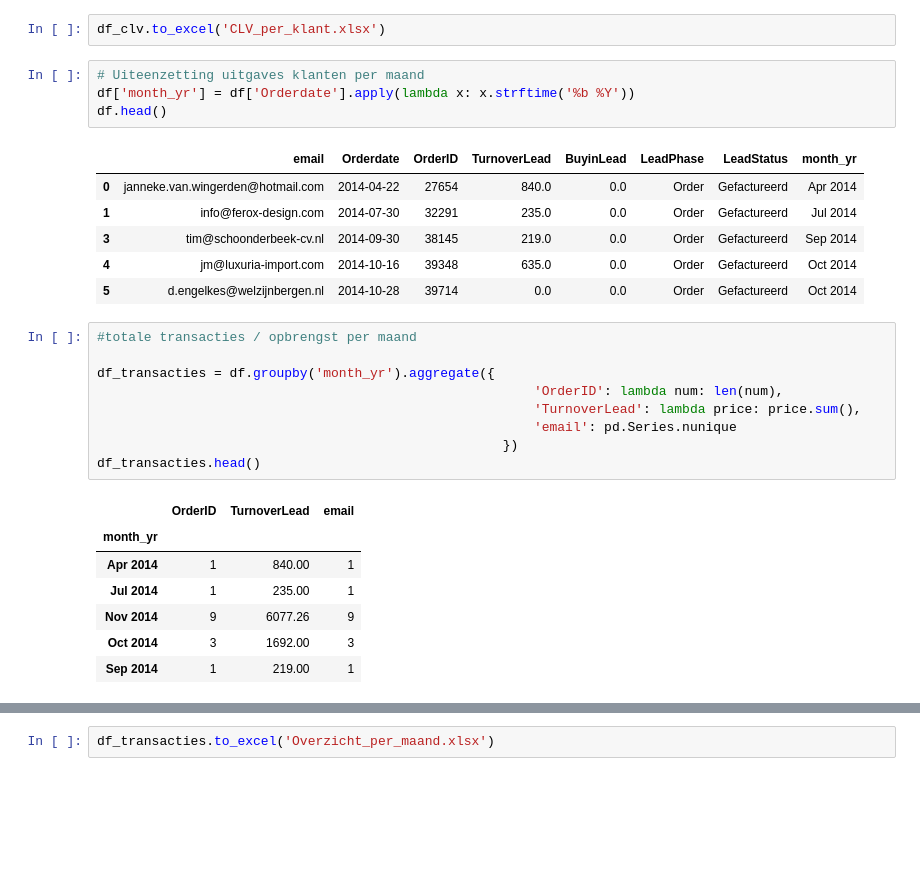
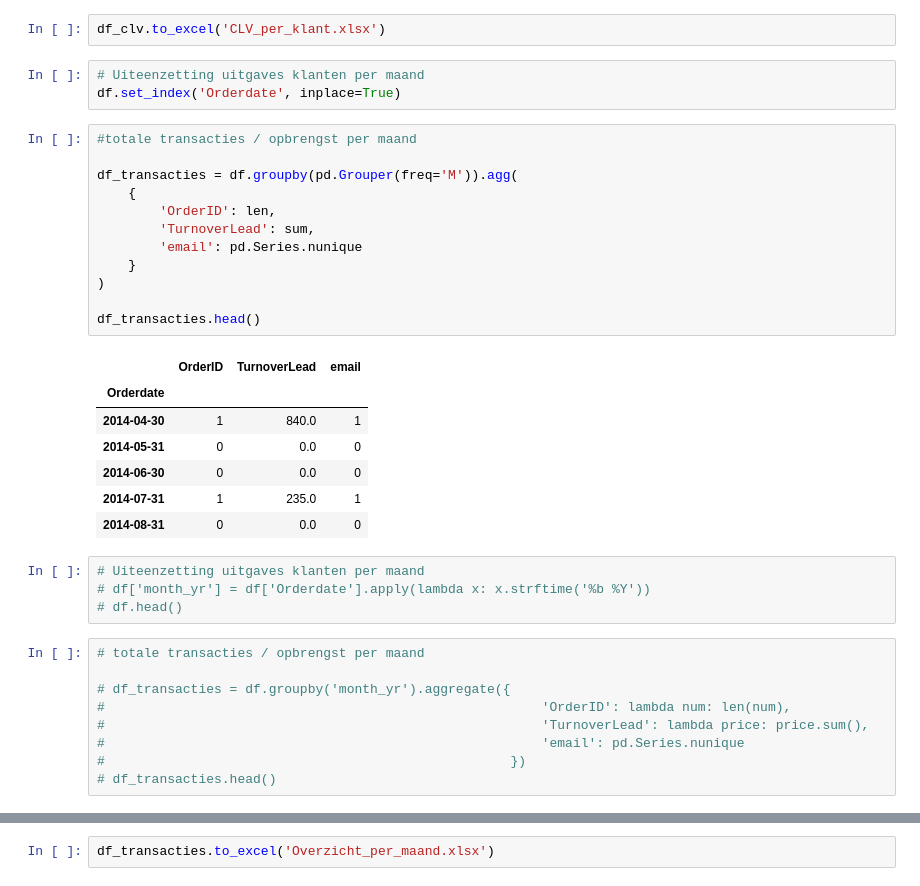
Before and after one commit to iwb-digital-growth-agency/python, a Jupyter notebook: CLV_Maxilia - nieuwe data set.ipynb, the cells around one changed output, grey strips where cells are left out. Saved outputs shown, nothing was run; the diff lists cells and outputs as text; blank space fills up the shorter version.

```diff
--- a/CLV_Maxilia - nieuwe data set.ipynb
+++ b/CLV_Maxilia - nieuwe data set.ipynb
@@ -303,34 +303,42 @@ df_clv.describe()
 | max | 0.0 | 1.0 | 2625.000000 | 2625.000000 | 2625.000000 | ... |
 # %%
 df_clv.to_excel('CLV_per_klant.xlsx')
+# %%
+# Uiteenzetting uitgaves klanten per maand
+df.set_index('Orderdate', inplace=True)
+# %%
+#totale transacties / opbrengst per maand
+
+df_transacties = df.groupby(pd.Grouper(freq='M')).agg(
+    {
+        'OrderID': len,
+        'TurnoverLead': sum,
+        'email': pd.Series.nunique
+    }
+)
+
+df_transacties.head()
+# %% [output]
+|  | OrderID | TurnoverLead | email |
+| Orderdate |  |  |  |
+| 2014-04-30 | 1 | 840.0 | 1 |
+| 2014-05-31 | 0 | 0.0 | 0 |
+| 2014-06-30 | 0 | 0.0 | 0 |
+| 2014-07-31 | 1 | 235.0 | 1 |
+| 2014-08-31 | 0 | 0.0 | 0 |
 # %%
 # Uiteenzetting uitgaves klanten per maand
-df['month_yr'] = df['Orderdate'].apply(lambda x: x.strftime('%b %Y'))
-df.head()
+# df['month_yr'] = df['Orderdate'].apply(lambda x: x.strftime('%b %Y'))
+# df.head()
-# %% [output]
-|  | email | Orderdate | OrderID | TurnoverLead | BuyinLead | LeadPhase | LeadStatus | month_yr |
-| 0 | janneke.van.wingerden@hotmail.com | 2014-04-22 | 27654 | 840.0 | 0.0 | Order | Gefactureerd | Apr 2014 |
-| 1 | info@ferox-design.com | 2014-07-30 | 32291 | 235.0 | 0.0 | Order | Gefactureerd | Jul 2014 |
-| 3 | tim@schoonderbeek-cv.nl | 2014-09-30 | 38145 | 219.0 | 0.0 | Order | Gefactureerd | Sep 2014 |
-| 4 | jm@luxuria-import.com | 2014-10-16 | 39348 | 635.0 | 0.0 | Order | Gefactureerd | Oct 2014 |
-| 5 | d.engelkes@welzijnbergen.nl | 2014-10-28 | 39714 | 0.0 | 0.0 | Order | Gefactureerd | Oct 2014 |
 # %%
-#totale transacties / opbrengst per maand
+# totale transacties / opbrengst per maand
 
-df_transacties = df.groupby('month_yr').aggregate({
-                                                        'OrderID': lambda num: len(num),
-                                                        'TurnoverLead': lambda price: price.sum(),
-                                                        'email': pd.Series.nunique
-                                                    })
-df_transacties.head()
+# df_transacties = df.groupby('month_yr').aggregate({
+#                                                        'OrderID': lambda num: len(num),
+#                                                        'TurnoverLead': lambda price: price.sum(),
+#                                                        'email': pd.Series.nunique
+#                                                    })
+# df_transacties.head()
-# %% [output]
-|  | OrderID | TurnoverLead | email |
-| month_yr |  |  |  |
-| Apr 2014 | 1 | 840.00 | 1 |
-| Jul 2014 | 1 | 235.00 | 1 |
-| Nov 2014 | 9 | 6077.26 | 9 |
-| Oct 2014 | 3 | 1692.00 | 3 |
-| Sep 2014 | 1 | 219.00 | 1 |
 # %%
 df_transacties.info()
 # %% [output]
```
Also changed, not shown: parts of 8 cells of this notebook.
